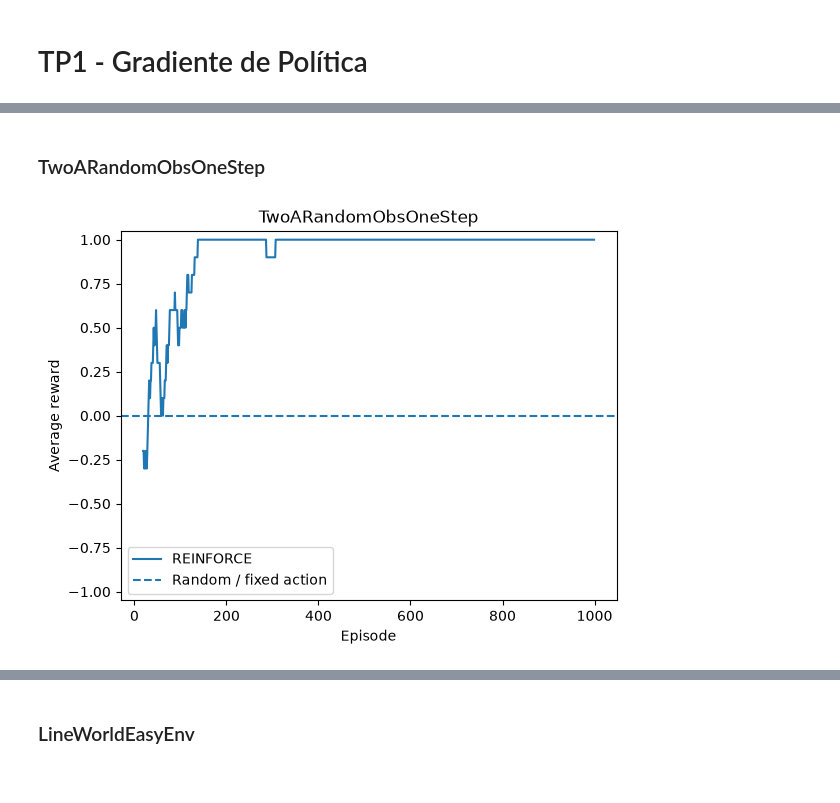
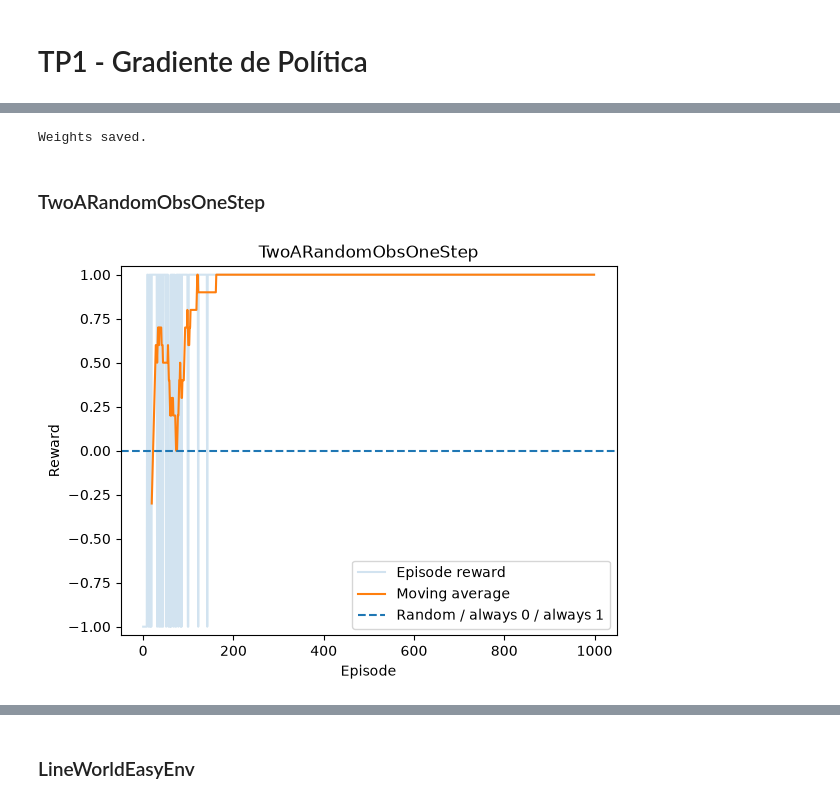
Before and after one commit to joaco1212004/TP1_GdeP_DiCola, a Jupyter notebook: tp1.ipynb, the cells around one changed output, grey strips where cells are left out. Cells and saved outputs as stored; diff of their text form; code cells hidden in the pictures.

```diff
--- a/tp1.ipynb
+++ b/tp1.ipynb
@@ -109,3 +84,14 @@ plt.show()
+# %%
+os.makedirs("results/weights", exist_ok=True)
+
+torch.save(
+    policy.state_dict(),
+    "results/weights/TwoAZeroObsOneStep_reinforce.pt"
+)
+
+print("Weights saved.")
+# %% [output]
+Weights saved.
 # %% [markdown]
 ### TwoARandomObsOneStep
 # %%
@@ -121,26 +107,33 @@ policy, history = train_reinforce(
 # %%
 rewards = np.array(history["rewards"])
 
 window = 20
+
 moving_avg = np.convolve(
     rewards,
     np.ones(window) / window,
     mode="valid"
 )
 
 plt.plot(
+    rewards,
+    alpha=0.2,
+    label="Episode reward"
+)
+
+plt.plot(
     np.arange(window - 1, len(rewards)),
     moving_avg,
-    label="REINFORCE"
+    label="Moving average"
 )
 
-plt.axhline(0, linestyle="--", label="Random / fixed action")
+plt.axhline(0, linestyle="--", label="Random / always 0 / always 1")
 
 plt.xlabel("Episode")
-plt.ylabel("Average reward")
+plt.ylabel("Reward")
 plt.title("TwoARandomObsOneStep")
 plt.ylim(-1.05, 1.05)
 plt.legend()
 plt.show()
 # %% [output]
-[figure, old version]
+[figure, new version]
```
Also changed, not shown: parts of 59 cells of this notebook, 15 other files.
